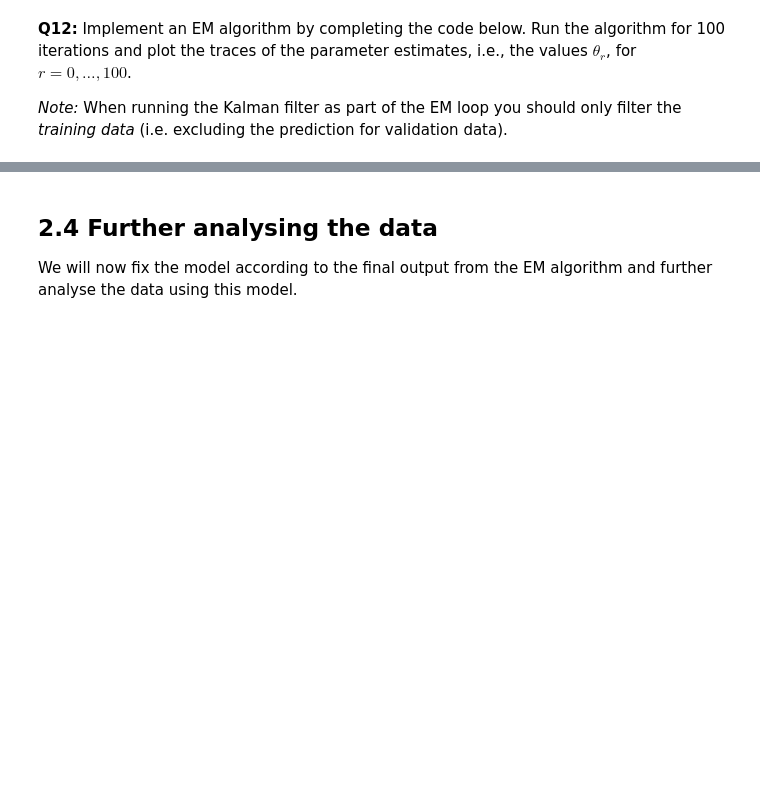
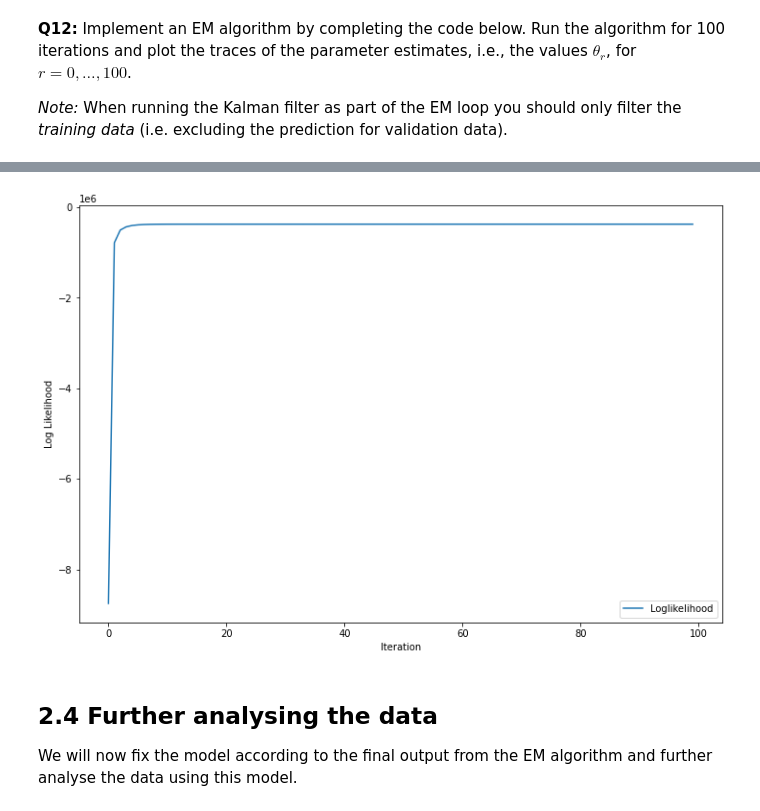
Before and after one commit to amannayak/Time-Series-and-Sequence-Analysis, a Jupyter notebook: Task2/tssl_lab2.ipynb, the cells around one changed output, grey strips where cells are left out. Drawn from its saved outputs; the diff is of its cells as text; code cells hidden in the pictures; blank space fills up the shorter version.

```diff
--- a/Task2/tssl_lab2.ipynb
+++ b/Task2/tssl_lab2.ipynb
@@ -374,3 +430,13 @@ SyntaxError: ignored
+# %%
+#likelihood plot
+
+plt.plot(range(0,len(logLikeLi)) , logLikeLi , label = "Loglikelihood")
+plt.xlabel("Iteration")
+plt.ylabel("Log Likelihood")
+plt.legend()
+plt.show()
+# %% [output]
+[figure, added]
 # %% [markdown]
 ## 2.4 Further analysing the data
 We will now fix the model according to the final output from the EM algorithm and further analyse the data using this model.
```
Also changed, not shown: parts of 8 cells of this notebook.
